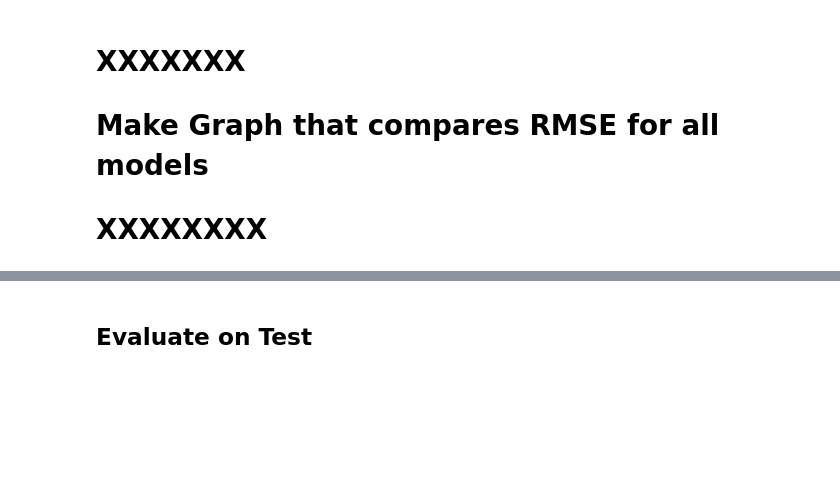
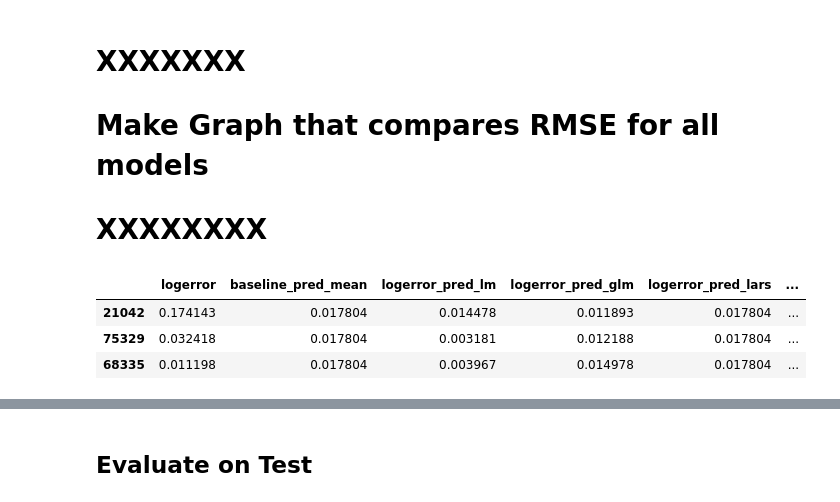
Before and after one commit to velasquez-wheeler/zillow_clustering_project, a Jupyter notebook: delme-wheeler-explore.ipynb, the cells around one changed output, grey strips where cells are left out. Cells and saved outputs as stored; diff of their text form; code cells hidden in the pictures; blank space fills up the shorter version.

```diff
--- a/delme-wheeler-explore.ipynb
+++ b/delme-wheeler-explore.ipynb
@@ -1068,3 +1068,10 @@ plt.show()
 # XXXXXXX
 # Make Graph that compares RMSE for all models
 # XXXXXXXX
+# %%
+y_validate.sample(3)
+# %% [output]
+|  | logerror | baseline_pred_mean | logerror_pred_lm | logerror_pred_glm | logerror_pred_lars | ... |
+| 21042 | 0.174143 | 0.017804 | 0.014478 | 0.011893 | 0.017804 | ... |
+| 75329 | 0.032418 | 0.017804 | 0.003181 | 0.012188 | 0.017804 | ... |
+| 68335 | 0.011198 | 0.017804 | 0.003967 | 0.014978 | 0.017804 | ... |
```
Also changed, not shown: parts of 12 cells of this notebook.
